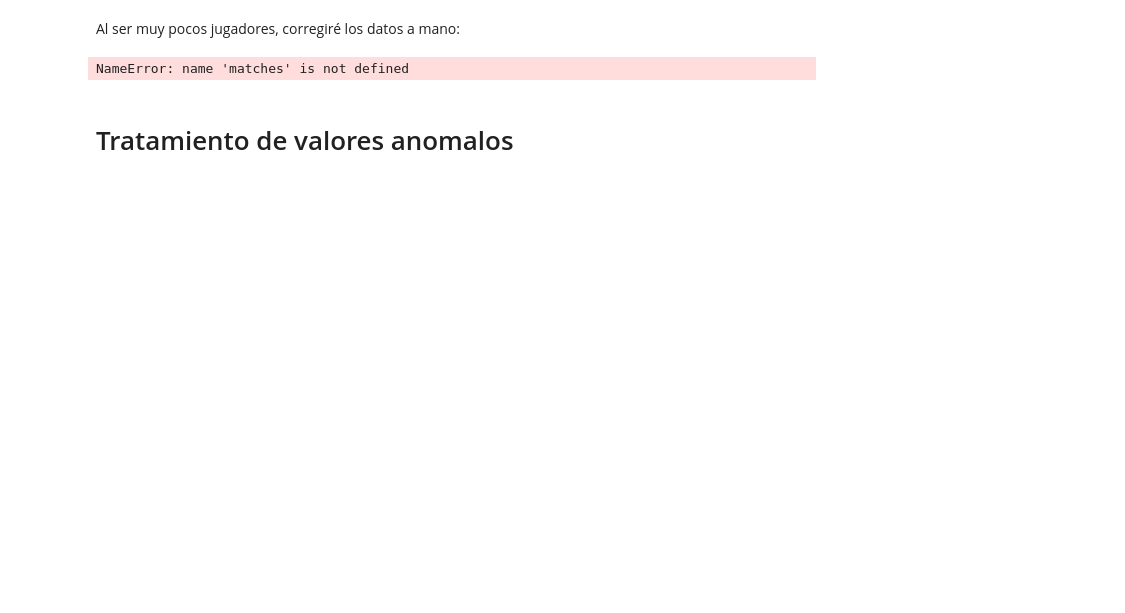
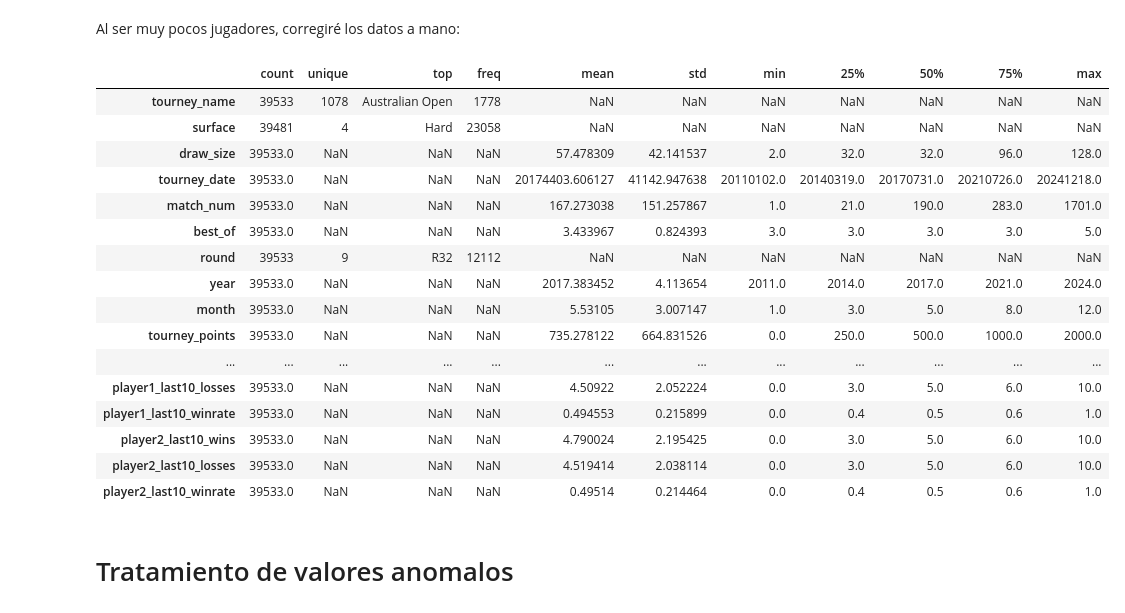
Before and after one commit to Sterrysx/Tennis-ML-APA, a Jupyter notebook: notebooks/01_clean_data.ipynb, the cells around one changed output. Cells and saved outputs as stored; diff of their text form; code cells hidden in the pictures; blank space fills up the shorter version.

```diff
--- a/notebooks/01_clean_data.ipynb
+++ b/notebooks/01_clean_data.ipynb
@@ -941,7 +949,24 @@ matches.drop(matches[matches['player1_name'] == 'Viacheslav Bielinskyi'].index,
 matches.drop(matches[matches['player2_name'] == 'Viacheslav Bielinskyi'].index, inplace=True)
 # %%
 display(matches.describe(include='all').T)
+matches.to_csv('./data/atp_matches_cleaned.csv', index=False, encoding='utf-8')
 # %% [output]
-NameError: name 'matches' is not defined
+|  | count | unique | top | freq | mean | std | min | 25% | 50% | 75% | max |
+| tourney_name | 39533 | 1078 | Australian Open | 1778 | NaN | NaN | NaN | NaN | NaN | NaN | NaN |
+| surface | 39481 | 4 | Hard | 23058 | NaN | NaN | NaN | NaN | NaN | NaN | NaN |
+| draw_size | 39533.0 | NaN | NaN | NaN | 57.478309 | 42.141537 | 2.0 | 32.0 | 32.0 | 96.0 | 128.0 |
+| tourney_date | 39533.0 | NaN | NaN | NaN | 20174403.606127 | 41142.947638 | 20110102.0 | 20140319.0 | 20170731.0 | 20210726.0 | 20241218.0 |
+| match_num | 39533.0 | NaN | NaN | NaN | 167.273038 | 151.257867 | 1.0 | 21.0 | 190.0 | 283.0 | 1701.0 |
+| best_of | 39533.0 | NaN | NaN | NaN | 3.433967 | 0.824393 | 3.0 | 3.0 | 3.0 | 3.0 | 5.0 |
+| round | 39533 | 9 | R32 | 12112 | NaN | NaN | NaN | NaN | NaN | NaN | NaN |
+| year | 39533.0 | NaN | NaN | NaN | 2017.383452 | 4.113654 | 2011.0 | 2014.0 | 2017.0 | 2021.0 | 2024.0 |
+| month | 39533.0 | NaN | NaN | NaN | 5.53105 | 3.007147 | 1.0 | 3.0 | 5.0 | 8.0 | 12.0 |
+| tourney_points | 39533.0 | NaN | NaN | NaN | 735.278122 | 664.831526 | 0.0 | 250.0 | 500.0 | 1000.0 | 2000.0 |
+| ... | ... | ... | ... | ... | ... | ... | ... | ... | ... | ... | ... |
+| player1_last10_losses | 39533.0 | NaN | NaN | NaN | 4.50922 | 2.052224 | 0.0 | 3.0 | 5.0 | 6.0 | 10.0 |
+| player1_last10_winrate | 39533.0 | NaN | NaN | NaN | 0.494553 | 0.215899 | 0.0 | 0.4 | 0.5 | 0.6 | 1.0 |
+| player2_last10_wins | 39533.0 | NaN | NaN | NaN | 4.790024 | 2.195425 | 0.0 | 3.0 | 5.0 | 6.0 | 10.0 |
+| player2_last10_losses | 39533.0 | NaN | NaN | NaN | 4.519414 | 2.038114 | 0.0 | 3.0 | 5.0 | 6.0 | 10.0 |
+| player2_last10_winrate | 39533.0 | NaN | NaN | NaN | 0.49514 | 0.214464 | 0.0 | 0.4 | 0.5 | 0.6 | 1.0 |
 # %% [markdown]
 # Tratamiento de valores anomalos
```
Also changed, not shown: parts of 13 cells of this notebook, 2 other files.
